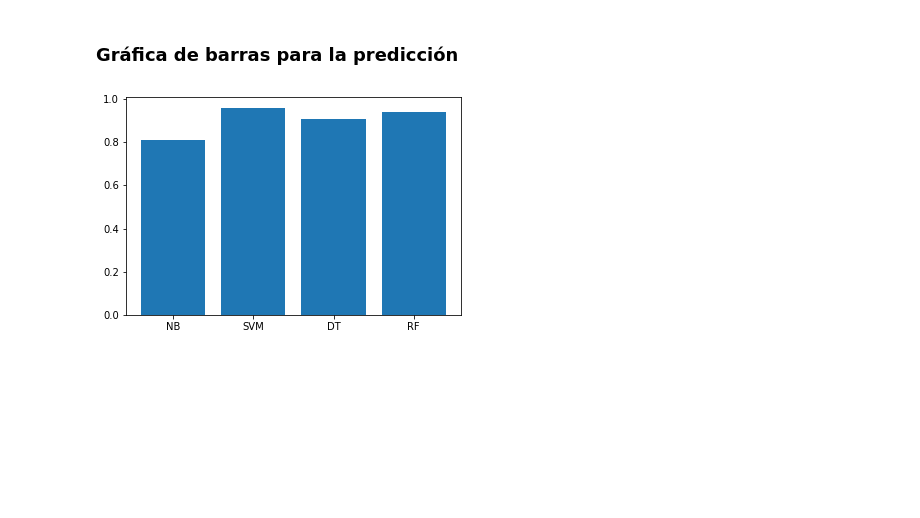
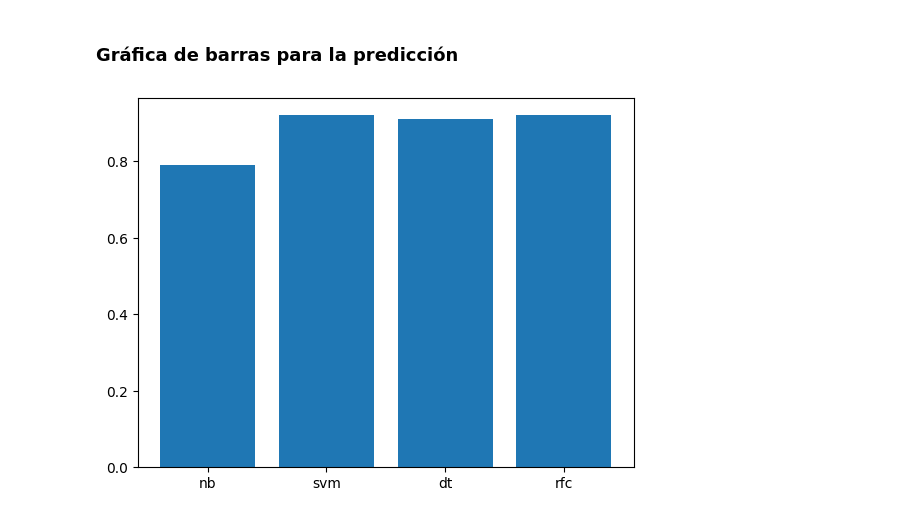
Before and after one commit to brayamrt/DiplomadoPython, a Jupyter notebook: section_04-Naive_Bayes/Part2/lab_students.ipynb, the cells around one changed output. Saved outputs shown, nothing was run; the diff lists cells and outputs as text; code cells hidden in the pictures; blank space fills up the shorter version.

```diff
--- a/section_04-Naive_Bayes/Part2/lab_students.ipynb
+++ b/section_04-Naive_Bayes/Part2/lab_students.ipynb
@@ -373,8 +531,11 @@ F1-Score:  0.94
 # %%
 ##### INSERTE SU CÓDIGO AQUÍ #####
 # F1-score
-
+x = ['nb','svm','dt', 'rfc']
+y = [0.79,0.92,0.91,0.92]
+plt.bar(x,y)
+plt.show()
 
 ##### FIN CÓDIGO INSERTADO #####
 # %% [output]
-[figure, old version]
+[figure, new version]
```
Also changed, not shown: parts of 13 cells of this notebook, 1 other file.
